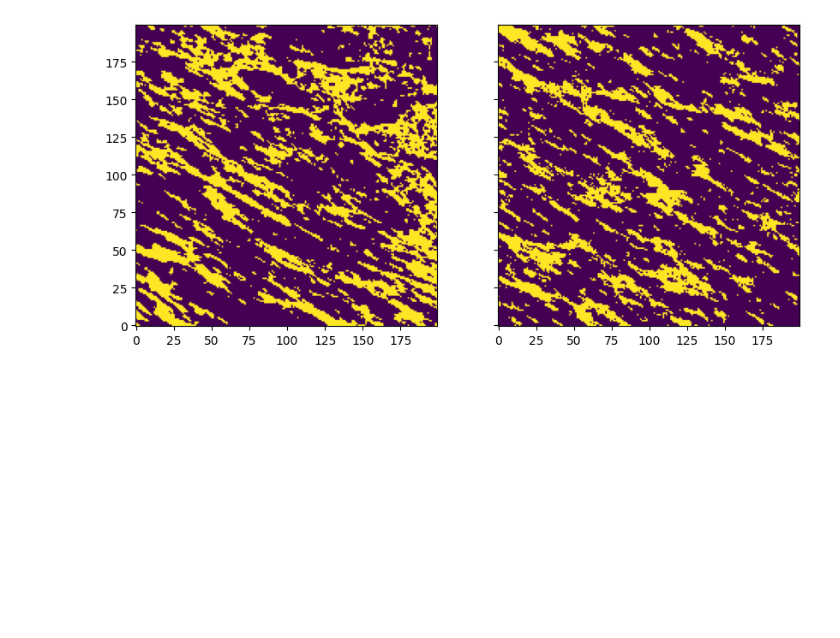
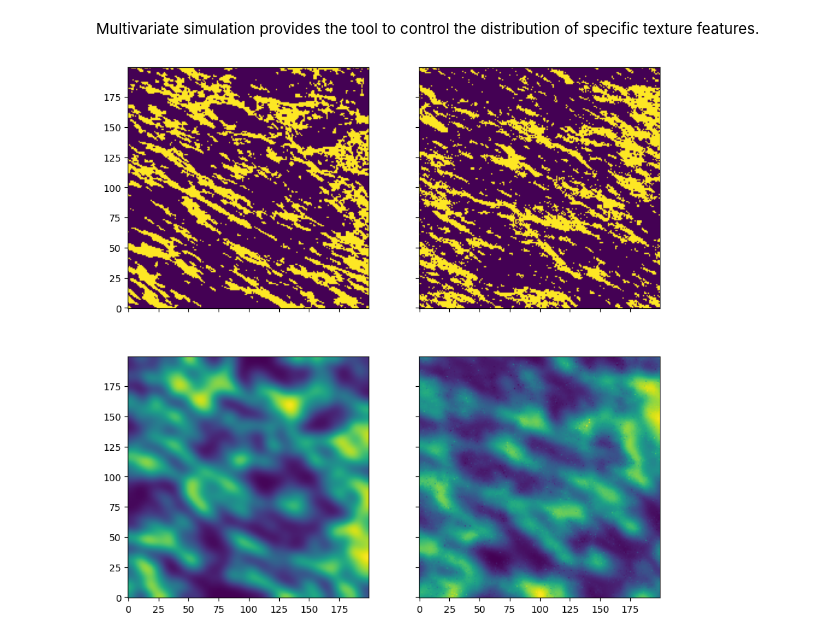
Before and after one commit to TiNezlobinsky/BiTis, a Jupyter notebook: Tutorials/FibrosisGeneration.ipynb, the cells around one changed output. Drawn from its saved outputs; the diff is of its cells as text; code cells hidden in the pictures; blank space fills up the shorter version.

```diff
--- a/Tutorials/FibrosisGeneration.ipynb
+++ b/Tutorials/FibrosisGeneration.ipynb
@@ -30,21 +83,8 @@ memory usage: 3.6+ KB
 # %%
-from pathlib import Path
-import ast
-import numpy as np
-import pandas as pd
-import matplotlib.pyplot as plt
 from scipy.ndimage import gaussian_filter
 
 
-# Filter the dataset to extract one specific texture that meets the criteria:
-filtered_df = df[(df['Density'].between(0.3, 0.35)) &
-                 (df['Elongation'] > 2.5)]
-
-print(filtered_df.shape)
-texture = filtered_df["Tissue Matrix"].iloc[0]
-
-# 1 - healthy tissue, 2 - fibrosis
-texture = np.where(texture == 0, 1, 2).astype(np.float32)
+# Generate smoothed texture to use it as a joint training image
 texture_smoothed = gaussian_filter(texture, sigma=5)
 
 fig, axs = plt.subplots(1, 2, figsize=(10, 5))
@@ -59,21 +136,34 @@ plt.show()
+# %% [markdown]
+Multivariate simulation provides the tool to control the distribution of specific texture features.
 # %%
-import bitis as bt
+training_image = texture.copy()
 
-training_tex = texture[:, :].astype(np.float32)
-simulation_tex = np.zeros_like(training_tex)
-simulation = bt.AdaptiveSampling(simulation_tex,
-                                 training_tex,
-                                 max_known_pixels=30,
-                                 min_known_pixels=5,
-                                 max_template_size=50,
-                                 min_template_size=5,
-                                 n_candidates=1)
+max_known_pixels = 30
+max_template_size = 40
+min_template_size = 3
+n_candidates = 3
+min_known_pixels = 1
 
-simulated_tex = simulation.run()
+simulation_tex = np.zeros_like(training_image)
+multi_var_simulation = bt.Simulation()
+multi_var_simulation.path_builder = bt.MultivariateSimulationPathBuilder(simulation_tex)
+multi_var_simulation.template_builder = bt.AdaptiveTemplateBuilder(simulation_tex,
+                                                                   max_known_pixels,
+                                                                   max_template_size,
+                                                                   min_template_size)
+multi_var_simulation.template_matching = bt.MultivariateVariableMatching(training_image,
+                                                                         joint_training_image,
+                                                                         joint_simulated_image,
+                                                                         n_candidates,
+                                                                         min_known_pixels)
 
-fig, ax = plt.subplots(1, 2, figsize=(10, 5), sharex=True, sharey=True)
-ax[0].imshow(training_tex, origin='lower')
-ax[1].imshow(simulated_tex, origin='lower')
+simulated_tex = multi_var_simulation.run()
+
+fig, ax = plt.subplots(2, 2, figsize=(10, 10), sharex=True, sharey=True)
+ax[0, 0].imshow(training_image, origin='lower')
+ax[0, 1].imshow(simulated_tex, origin='lower')
+ax[1, 0].imshow(joint_training_image, origin='lower')
+ax[1, 1].imshow(joint_simulated_image, origin='lower')
 plt.show()
 # %% [output]
-[figure, old version]
+[figure, new version]
```
Also changed, not shown: parts of 13 cells of this notebook, 2 other files.
